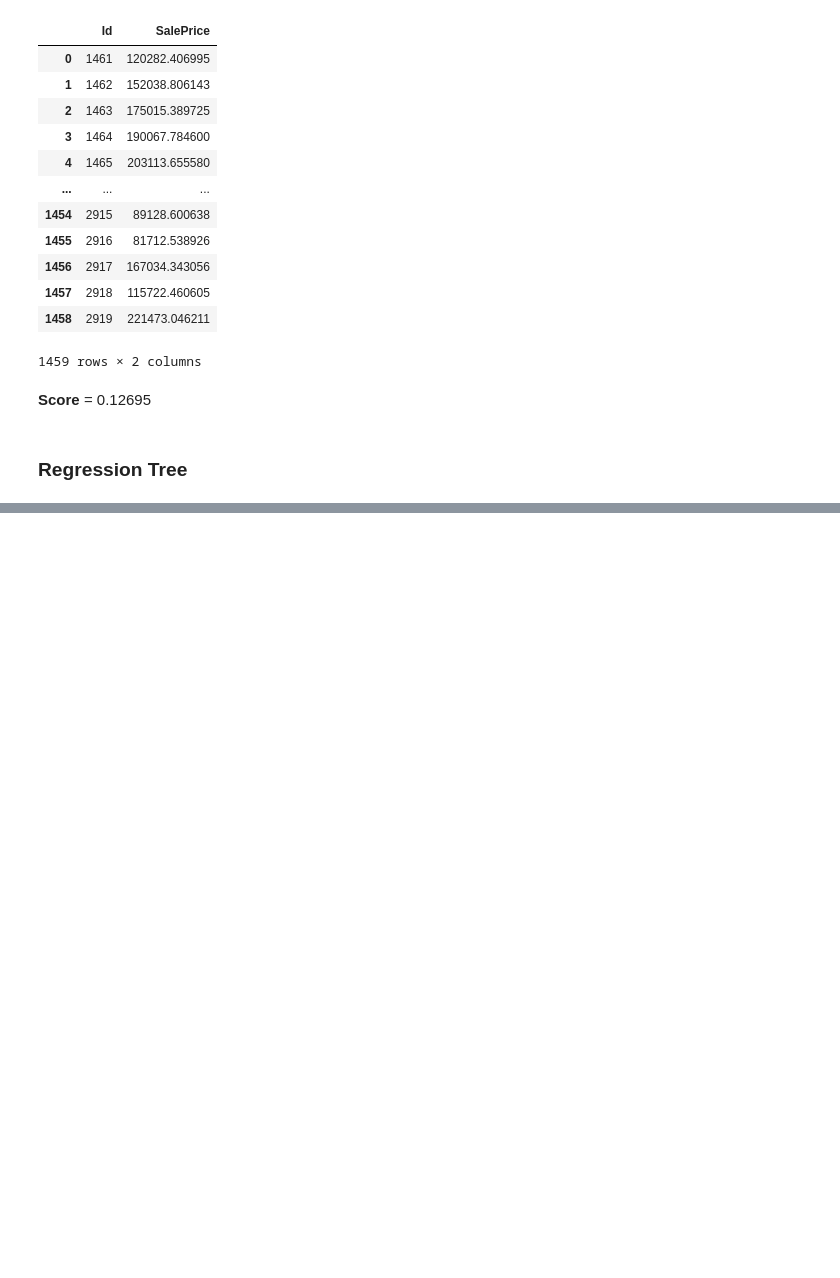
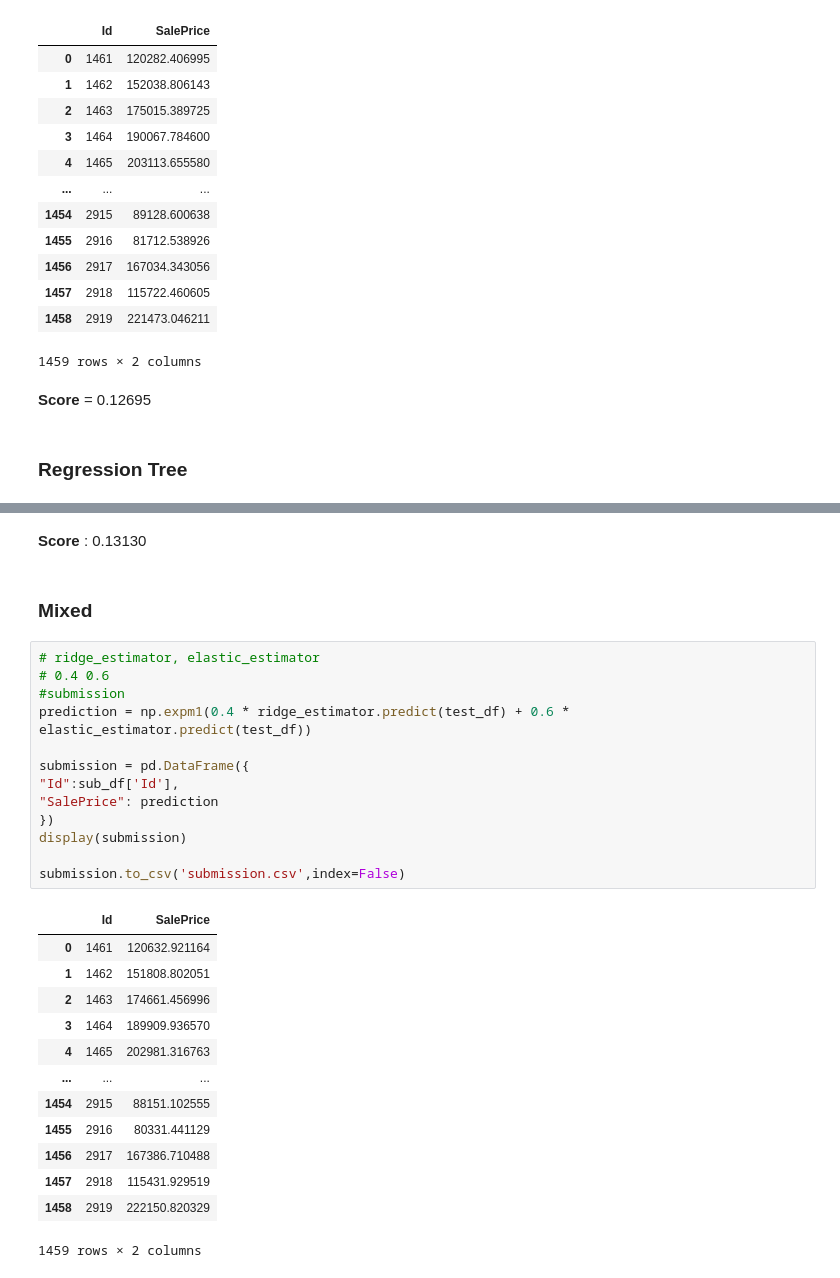
Before and after one commit to JeongHun01/Kaggle, a Jupyter notebook: House_prices/Attempt/Training.ipynb, the cells around one changed output, grey strips where cells are left out. Saved outputs shown, nothing was run; the diff lists cells and outputs as text; blank space fills up the shorter version.

```diff
--- a/House_prices/Attempt/Training.ipynb
+++ b/House_prices/Attempt/Training.ipynb
@@ -420,0 +446,31 @@ print("LGBMRegressor 모델 최적 파라미터 :", lgb_grid.best_params_, " / R
+# %% [markdown]
+**Score** : 0.13130
+# %% [markdown]
+### **Mixed**
+# %%
+# ridge_estimator, elastic_estimator
+# 0.4 0.6
+#submission
+prediction = np.expm1(0.4 * ridge_estimator.predict(test_df) + 0.6 * elastic_estimator.predict(test_df))
+
+submission = pd.DataFrame({
+"Id":sub_df['Id'],
+"SalePrice": prediction
+})
+display(submission)
+
+submission.to_csv('submission.csv',index=False)
+# %% [output]
+|  | Id | SalePrice |
+| 0 | 1461 | 120632.921164 |
+| 1 | 1462 | 151808.802051 |
+| 2 | 1463 | 174661.456996 |
+| 3 | 1464 | 189909.936570 |
+| 4 | 1465 | 202981.316763 |
+| ... | ... | ... |
+| 1454 | 2915 | 88151.102555 |
+| 1455 | 2916 | 80331.441129 |
+| 1456 | 2917 | 167386.710488 |
+| 1457 | 2918 | 115431.929519 |
+| 1458 | 2919 | 222150.820329 |
+1459 rows × 2 columns
```
Also changed, not shown: parts of 16 cells of this notebook.
